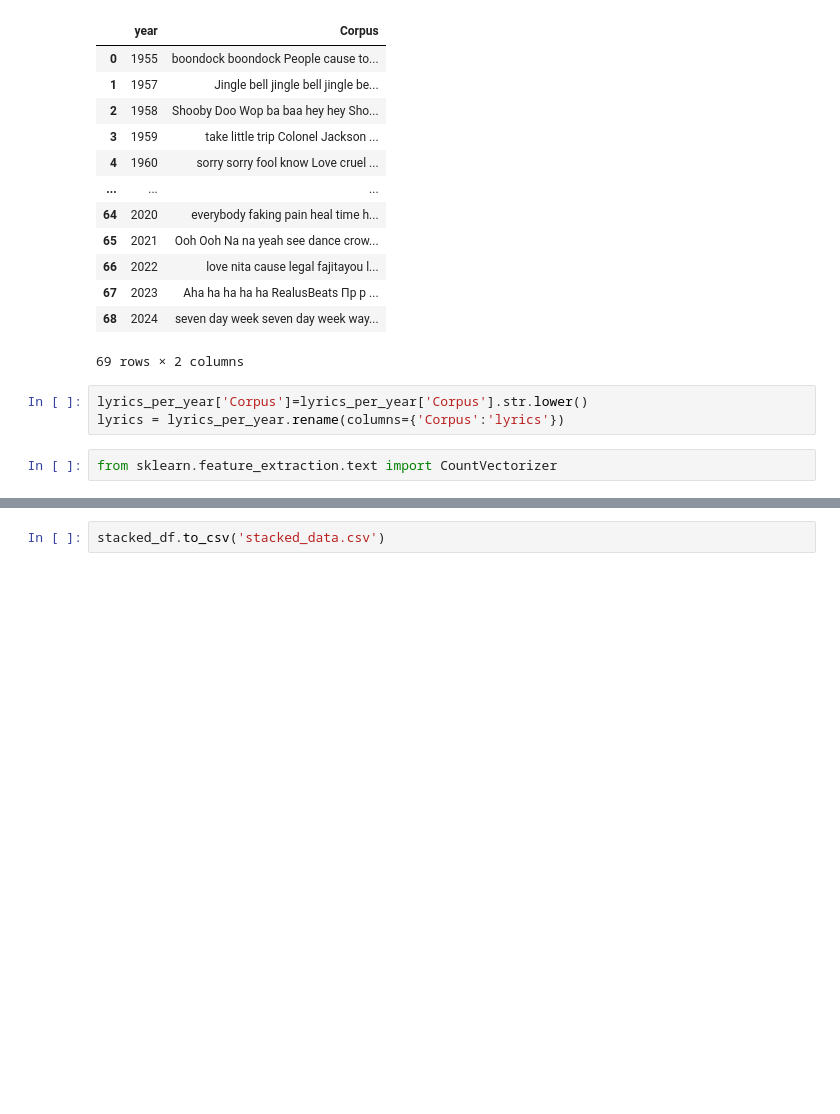
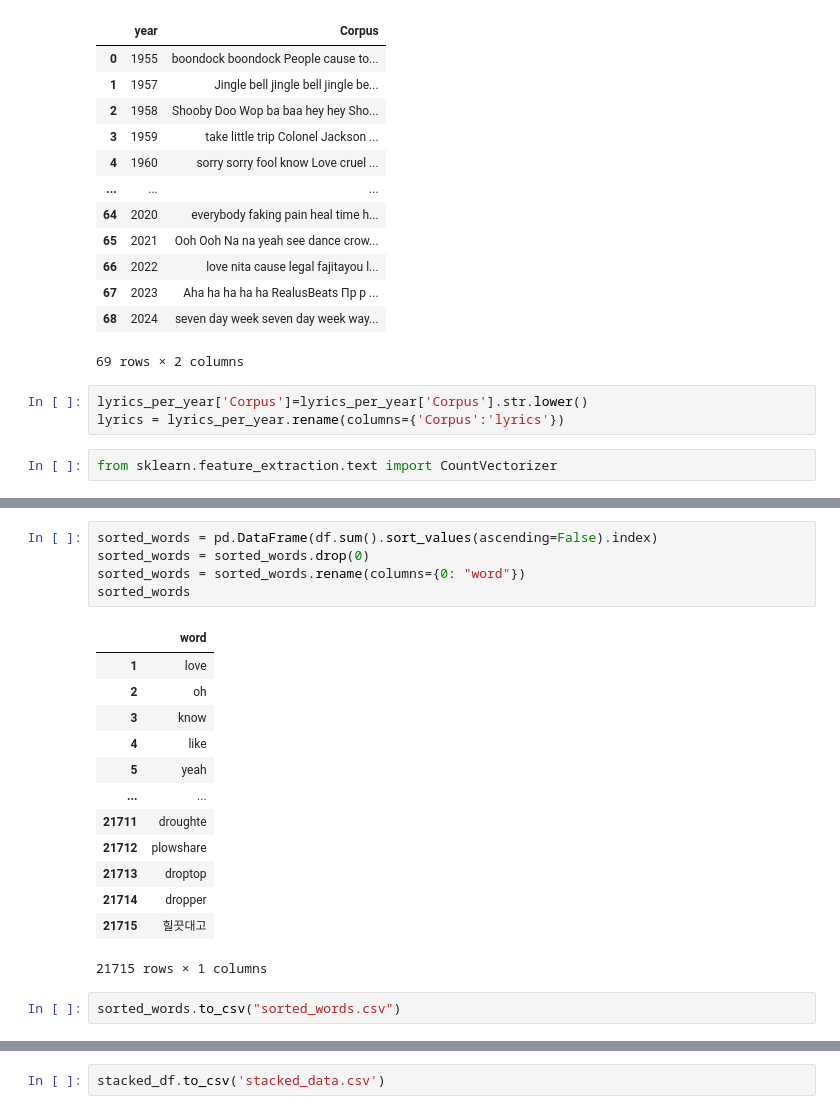
Before and after one commit to gkao25/dsc106-project3, a Jupyter notebook: data/data.ipynb, the cells around one changed output, grey strips where cells are left out. Saved outputs shown, nothing was run; the diff lists cells and outputs as text; blank space fills up the shorter version.

```diff
--- a/data/data.ipynb
+++ b/data/data.ipynb
@@ -72,0 +78,21 @@ Index(['year', 'love', 'oh', 'know', 'like', 'yeah', 'get', 'baby', 'let',
+# %%
+sorted_words = pd.DataFrame(df.sum().sort_values(ascending=False).index)
+sorted_words = sorted_words.drop(0)
+sorted_words = sorted_words.rename(columns={0: "word"})
+sorted_words
+# %% [output]
+|  | word |
+| 1 | love |
+| 2 | oh |
+| 3 | know |
+| 4 | like |
+| 5 | yeah |
+| ... | ... |
+| 21711 | droughte |
+| 21712 | plowshare |
+| 21713 | droptop |
+| 21714 | dropper |
+| 21715 | 힐끗대고 |
+21715 rows × 1 columns
+# %%
+sorted_words.to_csv("sorted_words.csv")
```
Also changed, not shown: parts of 16 cells of this notebook, 4 other files.
